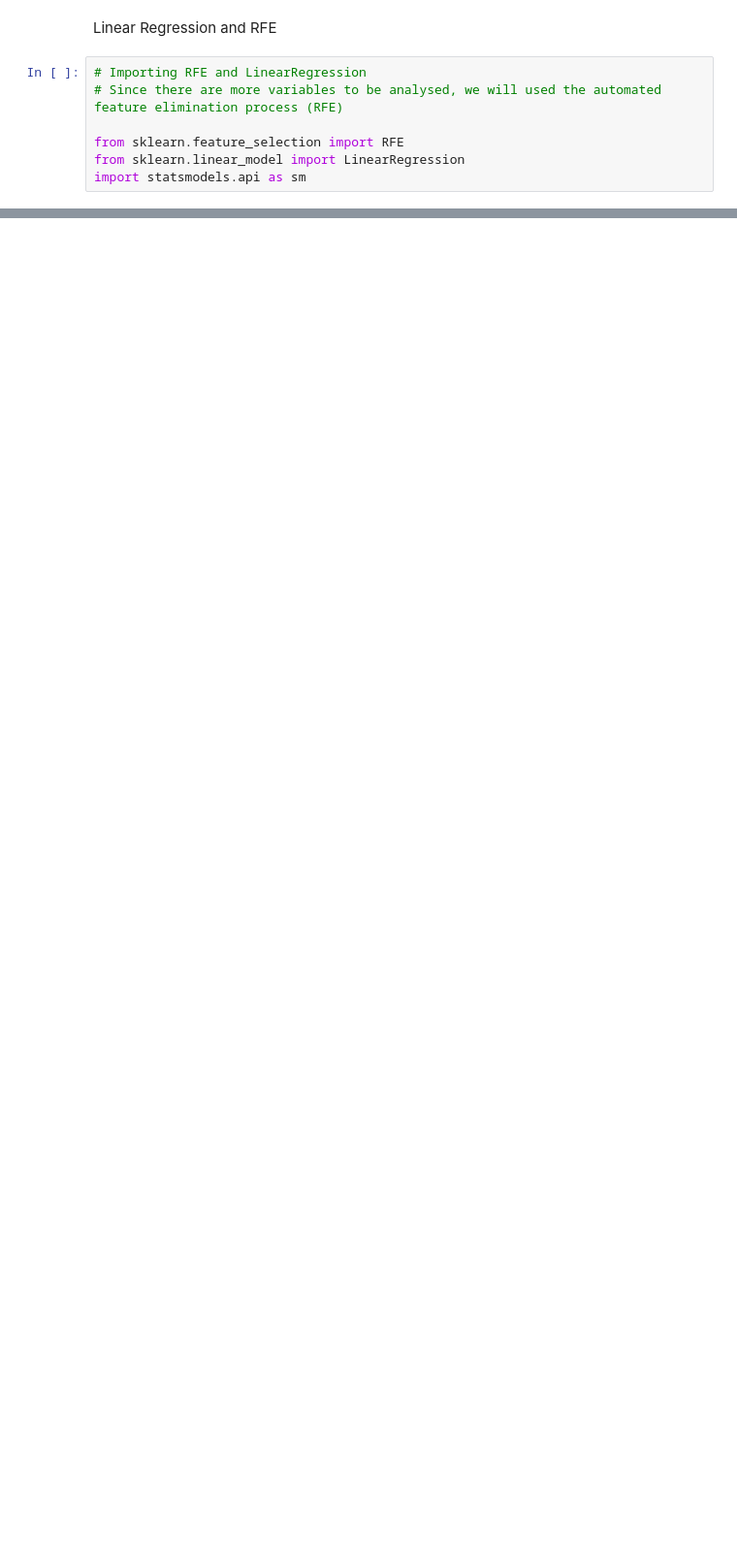
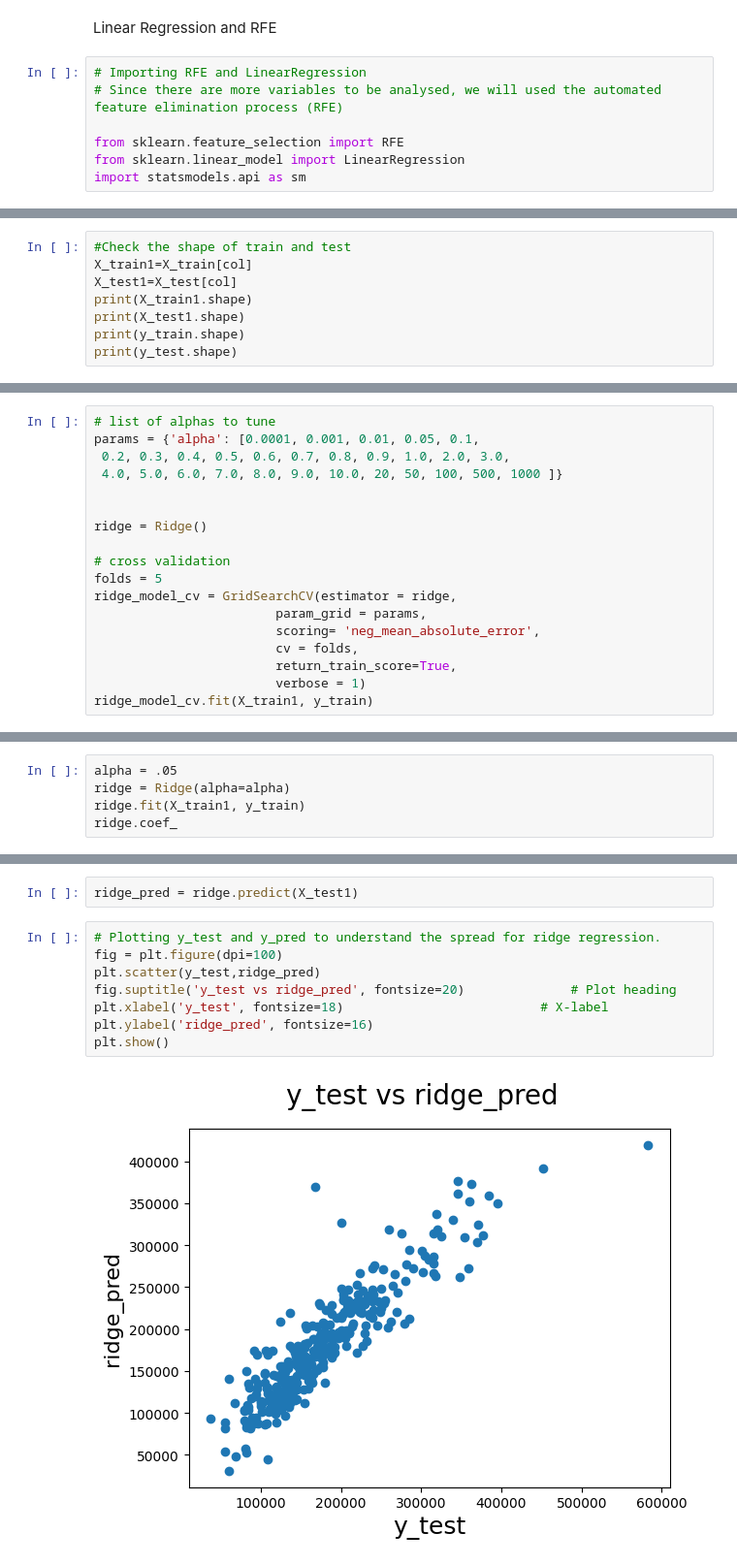
Before and after one commit to agnivachakraborty/HousePricePrediction, a Jupyter notebook: HousePricePrediction.ipynb, the cells around one changed output, grey strips where cells are left out. Shown at 97% size. Drawn from its saved outputs; the diff is of its cells as text; blank space fills up the shorter version.

```diff
--- a/HousePricePrediction.ipynb
+++ b/HousePricePrediction.ipynb
@@ -314,0 +373,8 @@ import statsmodels.api as sm
+# %%
+#Check the shape of train and test
+X_train1=X_train[col]
+X_test1=X_test[col]
+print(X_train1.shape)
+print(X_test1.shape)
+print(y_train.shape)
+print(y_test.shape)
@@ -314,0 +457,18 @@ import statsmodels.api as sm
+# %%
+# list of alphas to tune
+params = {'alpha': [0.0001, 0.001, 0.01, 0.05, 0.1,
+ 0.2, 0.3, 0.4, 0.5, 0.6, 0.7, 0.8, 0.9, 1.0, 2.0, 3.0,
+ 4.0, 5.0, 6.0, 7.0, 8.0, 9.0, 10.0, 20, 50, 100, 500, 1000 ]}
+
+
+ridge = Ridge()
+
+# cross validation
+folds = 5
+ridge_model_cv = GridSearchCV(estimator = ridge,
+                        param_grid = params,
+                        scoring= 'neg_mean_absolute_error',
+                        cv = folds,
+                        return_train_score=True,
+                        verbose = 1)
+ridge_model_cv.fit(X_train1, y_train)
@@ -314,0 +492,5 @@ import statsmodels.api as sm
+# %%
+alpha = .05
+ridge = Ridge(alpha=alpha)
+ridge.fit(X_train1, y_train)
+ridge.coef_
@@ -314,0 +662,12 @@ import statsmodels.api as sm
+# %%
+ridge_pred = ridge.predict(X_test1)
+# %%
+# Plotting y_test and y_pred to understand the spread for ridge regression.
+fig = plt.figure(dpi=100)
+plt.scatter(y_test,ridge_pred)
+fig.suptitle('y_test vs ridge_pred', fontsize=20)              # Plot heading
+plt.xlabel('y_test', fontsize=18)                          # X-label
+plt.ylabel('ridge_pred', fontsize=16)
+plt.show()
+# %% [output]
+[figure, added]
```
Also changed, not shown: parts of 40 cells of this notebook.
